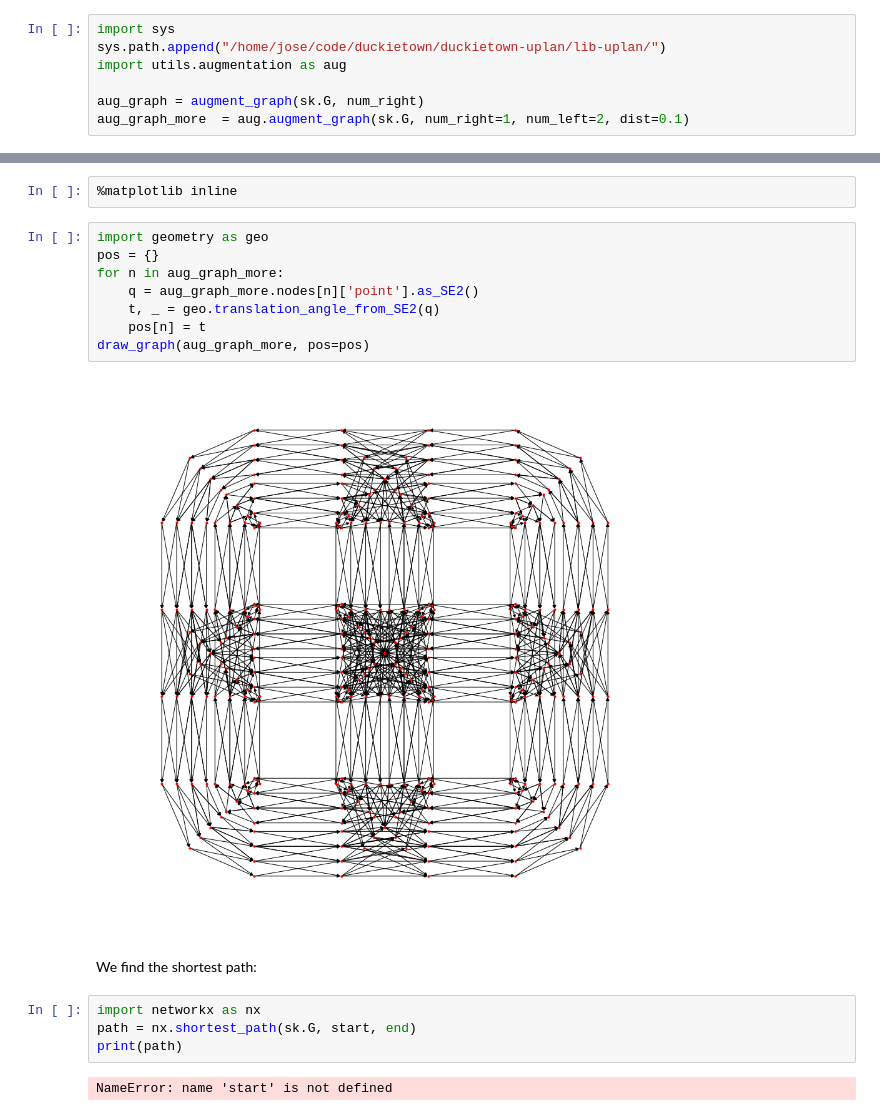
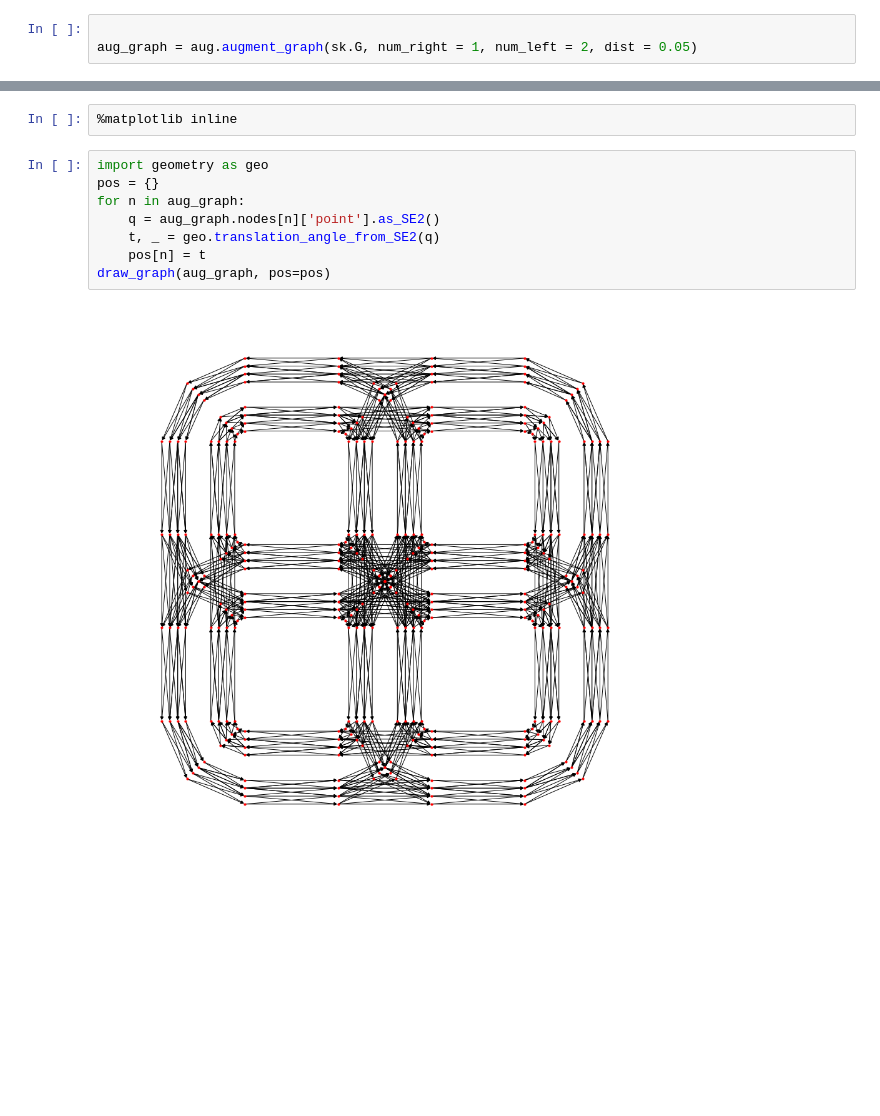
Before and after one commit to duckietown/duckietown-uplan, a Jupyter notebook: lib-uplan/notebooks/diagonal-connections.ipynb, the cells around one changed output, grey strips where cells are left out. Cells and saved outputs as stored; diff of their text form; blank space fills up the shorter version.

```diff
--- a/lib-uplan/notebooks/diagonal-connections.ipynb
+++ b/lib-uplan/notebooks/diagonal-connections.ipynb
@@ -57,9 +46,5 @@ While in the attribute `sk.G` we find a graph describing the topology.
 
 This is a graph where each node is a meeting point between lanes, and each edge represents a lane.
 # %%
-import sys
-sys.path.append("/home/jose/code/duckietown/duckietown-uplan/lib-uplan/")
-import utils.augmentation as aug
 
-aug_graph = augment_graph(sk.G, num_right)
-aug_graph_more  = aug.augment_graph(sk.G, num_right=1, num_left=2, dist=0.1)
+aug_graph = aug.augment_graph(sk.G, num_right = 1, num_left = 2, dist = 0.05)
@@ -106,18 +67,10 @@ Set the position of each node in the graph based on the attribute 'point'.
 # %%
 import geometry as geo
 pos = {}
-for n in aug_graph_more:
-    q = aug_graph_more.nodes[n]['point'].as_SE2()
+for n in aug_graph:
+    q = aug_graph.nodes[n]['point'].as_SE2()
     t, _ = geo.translation_angle_from_SE2(q)
     pos[n] = t
-draw_graph(aug_graph_more, pos=pos)
+draw_graph(aug_graph, pos=pos)
 # %% [output]
-[figure, old version]
+[figure, new version]
-# %% [markdown]
-We find the shortest path:
-# %%
-import networkx as nx
-path = nx.shortest_path(sk.G, start, end)
-print(path)
-# %% [output]
-NameError: name 'start' is not defined
```
Also changed, not shown: parts of 4 cells of this notebook, 1 other file.
